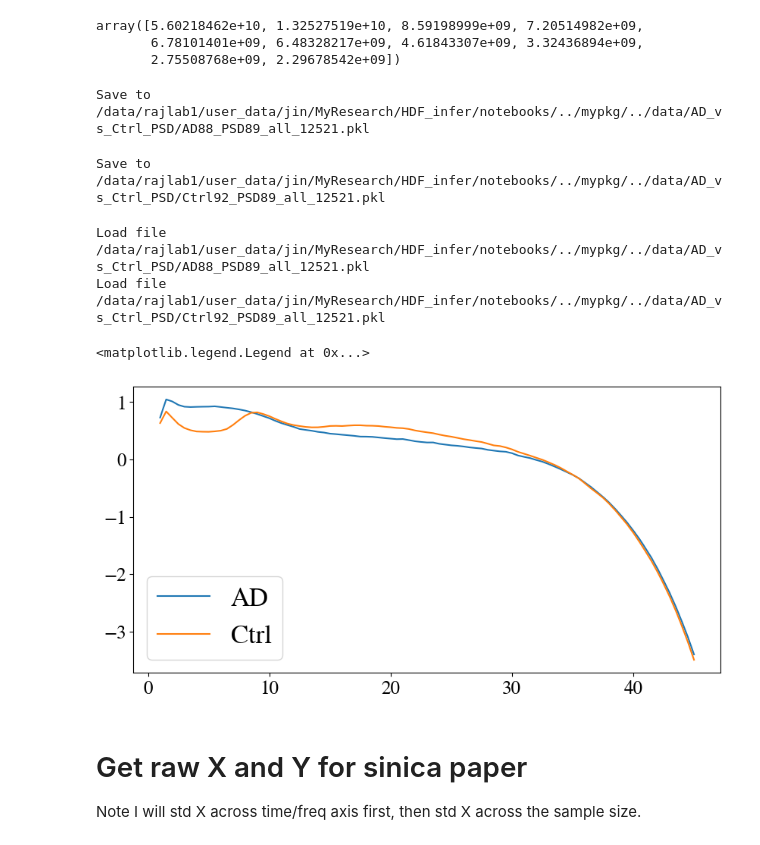
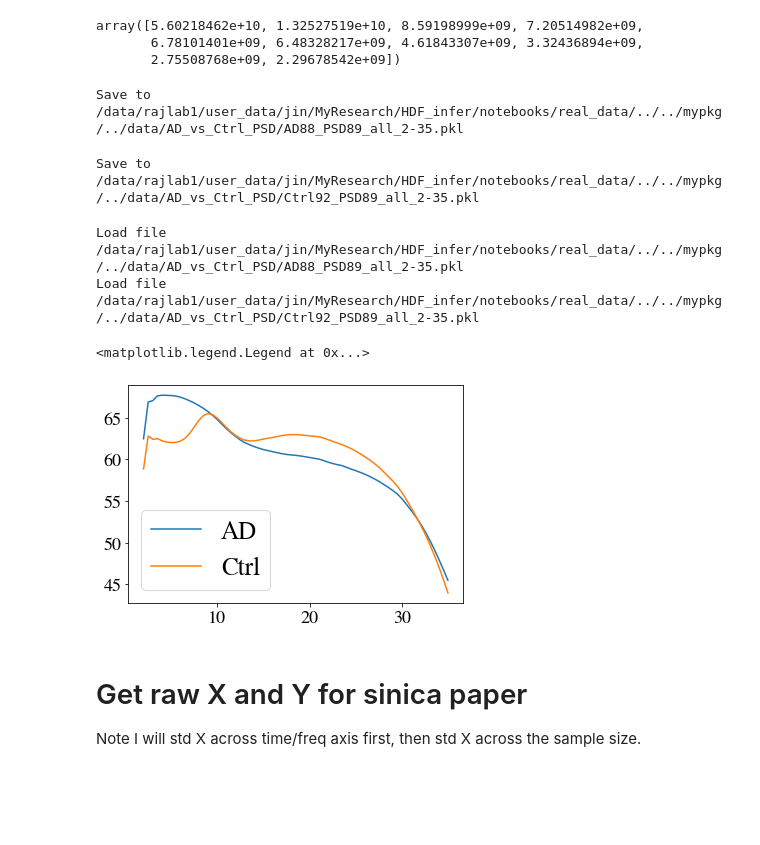
Before and after one commit to JINhuaqing/HDF, a Jupyter notebook: notebooks/real_data/real_data_preprocess.ipynb, the cells around one changed output. Saved outputs shown, nothing was run; the diff lists cells and outputs as text; code cells hidden in the pictures; blank space fills up the shorter version.

```diff
--- a/notebooks/real_data/real_data_preprocess.ipynb
+++ b/notebooks/real_data/real_data_preprocess.ipynb
@@ -170,7 +178,7 @@ array([5.60218462e+10, 1.32527519e+10, 8.59198999e+09, 7.20514982e+09,
        6.78101401e+09, 6.48328217e+09, 4.61843307e+09, 3.32436894e+09,
        2.75508768e+09, 2.29678542e+09])
 # %%
-lfreq, hfreq = 1, 45
+lfreq, hfreq = 2, 35
 fs = 600
 
 psds = []
@@ -178,7 +186,7 @@ for sub_ix in trange(88):
     psd = []
     for roi_ix in range(68):
         ts = AD_ts[sub_ix, roi_ix]
-        #ts = signal.detrend(ts)
+        ts = signal.detrend(ts)
         freqs, _, dat = _get_psd_dB(ts, lfreq, hfreq, fs);
         psd.append(dat)
     psds.append(psd)
@@ -191,16 +199,16 @@ res.readme = """
     The PSD is not in dB, to dB, use 10*log(psd).
     I get it in python with welch and convolve
     """
-save_pkl(DATA_ROOT/"AD_vs_Ctrl_PSD/AD88_PSD89_all_12521.pkl", res, is_force=True)
+save_pkl(DATA_ROOT/"AD_vs_Ctrl_PSD/AD88_PSD89_all_2-35.pkl", res, is_force=True)
 # %% [output]
-Save to /data/rajlab1/user_data/jin/MyResearch/HDF_infer/notebooks/../mypkg/../data/AD_vs_Ctrl_PSD/AD88_PSD89_all_12521.pkl
+Save to /data/rajlab1/user_data/jin/MyResearch/HDF_infer/notebooks/real_data/../../mypkg/../data/AD_vs_Ctrl_PSD/AD88_PSD89_all_2-35.pkl
 # %%
 psds = []
 for sub_ix in trange(92):
     psd = []
     for roi_ix in range(68):
-        #ts = signal.detrend(ts)
         ts = ctrl_ts[sub_ix, roi_ix]
+        ts = signal.detrend(ts)
         freqs, _, dat = _get_psd_dB(ts, lfreq, hfreq, fs);
         psd.append(dat)
     psds.append(psd)
@@ -213,26 +221,33 @@ res.readme = """
     The PSD is not in dB, to dB, use 10*log(psd).
     I get it in python with welch and convolve
     """
-save_pkl(DATA_ROOT/"AD_vs_Ctrl_PSD/Ctrl92_PSD89_all_12521.pkl", res, is_force=True)
+save_pkl(DATA_ROOT/"AD_vs_Ctrl_PSD/Ctrl92_PSD89_all_2-35.pkl", res, is_force=True)
 # %% [output]
-Save to /data/rajlab1/user_data/jin/MyResearch/HDF_infer/notebooks/../mypkg/../data/AD_vs_Ctrl_PSD/Ctrl92_PSD89_all_12521.pkl
+Save to /data/rajlab1/user_data/jin/MyResearch/HDF_infer/notebooks/real_data/../../mypkg/../data/AD_vs_Ctrl_PSD/Ctrl92_PSD89_all_2-35.pkl
 # %%
-AD_PSD = load_pkl(DATA_ROOT/"AD_vs_Ctrl_PSD/AD88_PSD89_all_12521.pkl")
-ctrl_PSD = load_pkl(DATA_ROOT/"AD_vs_Ctrl_PSD/Ctrl92_PSD89_all_12521.pkl");
+AD_PSD = load_pkl(DATA_ROOT/"AD_vs_Ctrl_PSD/AD88_PSD89_all_2-35.pkl")
+ctrl_PSD = load_pkl(DATA_ROOT/"AD_vs_Ctrl_PSD/Ctrl92_PSD89_all_2-35.pkl");
 # %% [output]
-Load file /data/rajlab1/user_data/jin/MyResearch/HDF_infer/notebooks/../mypkg/../data/AD_vs_Ctrl_PSD/AD88_PSD89_all_12521.pkl
-Load file /data/rajlab1/user_data/jin/MyResearch/HDF_infer/notebooks/../mypkg/../data/AD_vs_Ctrl_PSD/Ctrl92_PSD89_all_12521.pkl
+Load file /data/rajlab1/user_data/jin/MyResearch/HDF_infer/notebooks/real_data/../../mypkg/../data/AD_vs_Ctrl_PSD/AD88_PSD89_all_2-35.pkl
+Load file /data/rajlab1/user_data/jin/MyResearch/HDF_infer/notebooks/real_data/../../mypkg/../data/AD_vs_Ctrl_PSD/Ctrl92_PSD89_all_2-35.pkl
 # %%
-AD_PSD_dB = np.log10(AD_PSD.PSDs)
-ctrl_PSD_dB = np.log10(ctrl_PSD.PSDs)[:70];
+AD_PSD_dB = 20*np.log10(AD_PSD.PSDs)
+ctrl_PSD_dB = 20*np.log10(ctrl_PSD.PSDs)[:];
 AD_PSD_dB_std = (AD_PSD_dB-AD_PSD_dB.mean(axis=-1, keepdims=True))/AD_PSD_dB.std(axis=-1, keepdims=True)
 ctrl_PSD_dB_std = (ctrl_PSD_dB-ctrl_PSD_dB.mean(axis=-1, keepdims=True))/ctrl_PSD_dB.std(axis=-1, keepdims=True)
+AD_PSD_dB_std = AD_PSD_dB
+ctrl_PSD_dB_std = ctrl_PSD_dB
+
+ADm = AD_PSD_dB.mean(axis=(1, 2))
+ctrlm = ctrl_PSD_dB.mean(axis=(1, 2))
+AD_PSD_dB_std = AD_PSD_dB[ADm >0]
+ctrl_PSD_dB_std = ctrl_PSD_dB[ctrlm>0]
 plt.plot(AD_PSD.freqs, AD_PSD_dB_std.mean(axis=(0, 1)), label="AD")
 plt.plot(AD_PSD.freqs, ctrl_PSD_dB_std.mean(axis=(0, 1)), label="Ctrl")
 plt.legend()
 # %% [output]
 <matplotlib.legend.Legend at 0x...>
-[figure, old version]
+[figure, new version]
 # %% [markdown]
 # Get raw X and Y for sinica paper
 
```
Also changed, not shown: parts of 7 cells of this notebook, 15 other files.
